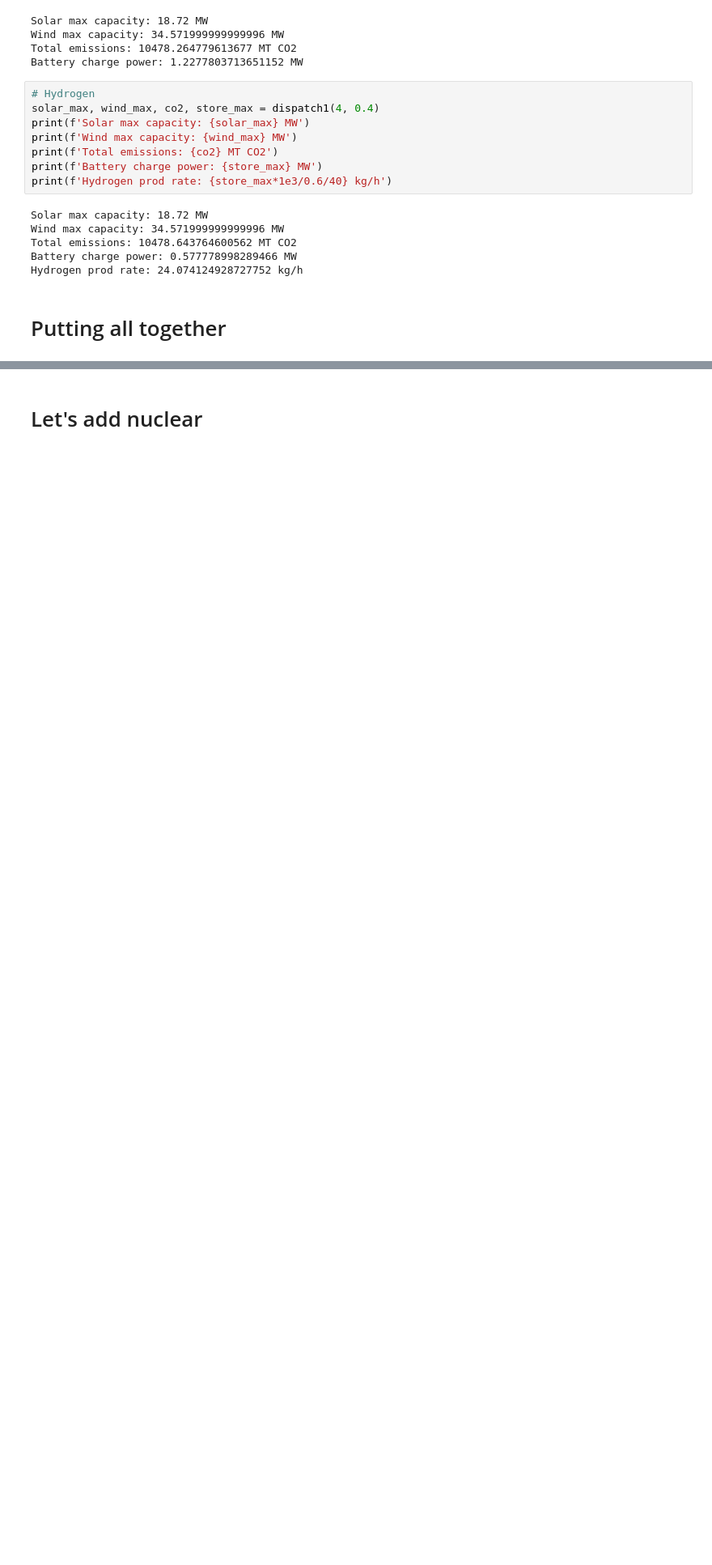
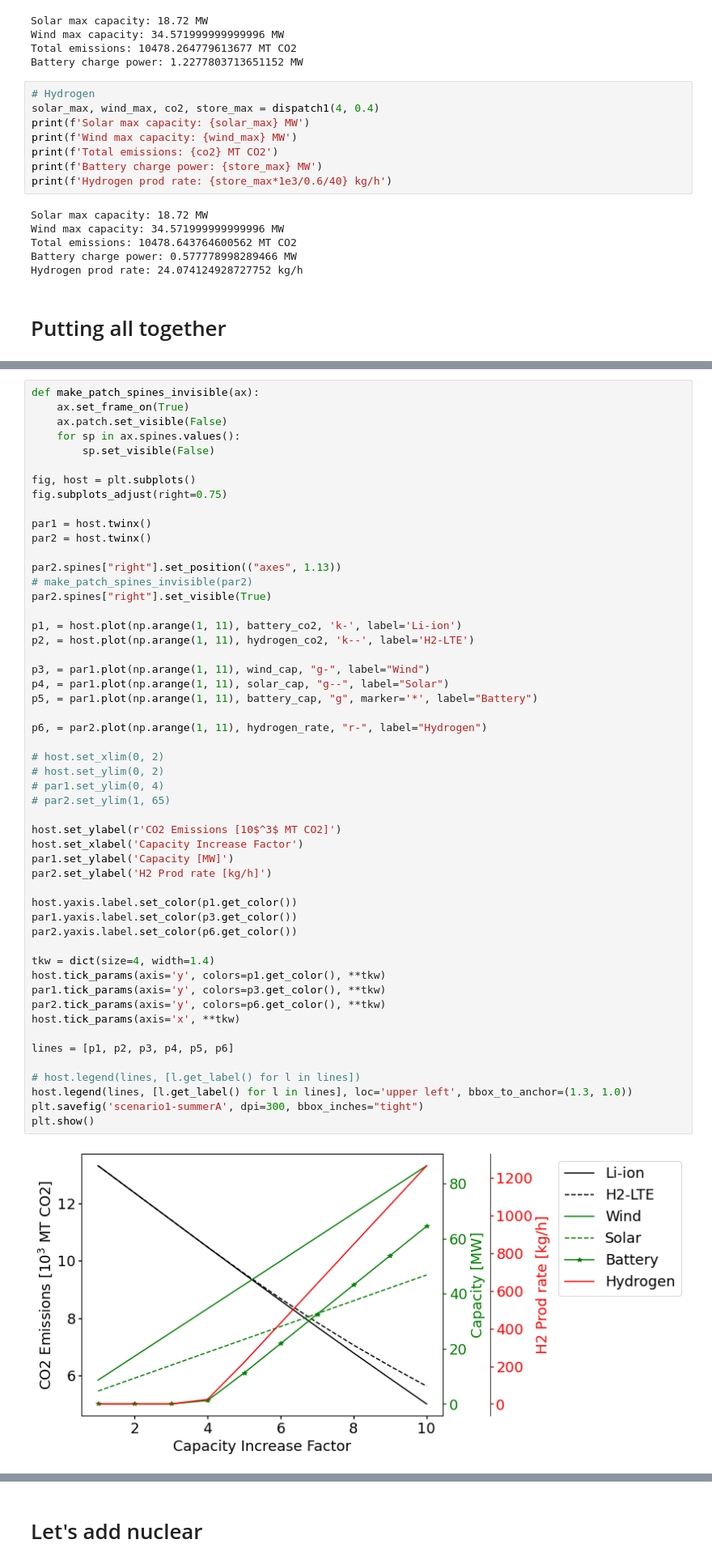
Before and after one commit to robfairh/uiuc-grid, a Jupyter notebook: alternative-summer.ipynb, the cells around one changed output, grey strips where cells are left out. Shown at 81% size. Cells and saved outputs as stored; diff of their text form; blank space fills up the shorter version.

```diff
--- a/alternative-summer.ipynb
+++ b/alternative-summer.ipynb
@@ -404,5 +405,59 @@ plt.savefig('report/scenario1-summerB', dpi=300, bbox_inches="tight")
 [figure]
 [figure]
+# %%
+def make_patch_spines_invisible(ax):
+    ax.set_frame_on(True)
+    ax.patch.set_visible(False)
+    for sp in ax.spines.values():
+        sp.set_visible(False)
+
+fig, host = plt.subplots()
+fig.subplots_adjust(right=0.75)
+
+par1 = host.twinx()
+par2 = host.twinx()
+
+par2.spines["right"].set_position(("axes", 1.13))
+# make_patch_spines_invisible(par2)
+par2.spines["right"].set_visible(True)
+
+p1, = host.plot(np.arange(1, 11), battery_co2, 'k-', label='Li-ion')
+p2, = host.plot(np.arange(1, 11), hydrogen_co2, 'k--', label='H2-LTE')
+
+p3, = par1.plot(np.arange(1, 11), wind_cap, "g-", label="Wind")
+p4, = par1.plot(np.arange(1, 11), solar_cap, "g--", label="Solar")
+p5, = par1.plot(np.arange(1, 11), battery_cap, "g", marker='*', label="Battery")
+
+p6, = par2.plot(np.arange(1, 11), hydrogen_rate, "r-", label="Hydrogen")
+
+# host.set_xlim(0, 2)
+# host.set_ylim(0, 2)
+# par1.set_ylim(0, 4)
+# par2.set_ylim(1, 65)
+
+host.set_ylabel(r'CO2 Emissions [10$^3$ MT CO2]')
+host.set_xlabel('Capacity Increase Factor')
+par1.set_ylabel('Capacity [MW]')
+par2.set_ylabel('H2 Prod rate [kg/h]')
+
+host.yaxis.label.set_color(p1.get_color())
+par1.yaxis.label.set_color(p3.get_color())
+par2.yaxis.label.set_color(p6.get_color())
+
+tkw = dict(size=4, width=1.4)
+host.tick_params(axis='y', colors=p1.get_color(), **tkw)
+par1.tick_params(axis='y', colors=p3.get_color(), **tkw)
+par2.tick_params(axis='y', colors=p6.get_color(), **tkw)
+host.tick_params(axis='x', **tkw)
+
+lines = [p1, p2, p3, p4, p5, p6]
+
+# host.legend(lines, [l.get_label() for l in lines])
+host.legend(lines, [l.get_label() for l in lines], loc='upper left', bbox_to_anchor=(1.3, 1.0))
+plt.savefig('scenario1-summerA', dpi=300, bbox_inches="tight")
+plt.show()
+# %% [output]
+[figure, added]
 # %%
 times = 10
 eff = 0.85
```
Also changed, not shown: parts of 8 cells of this notebook, 2 other files.
